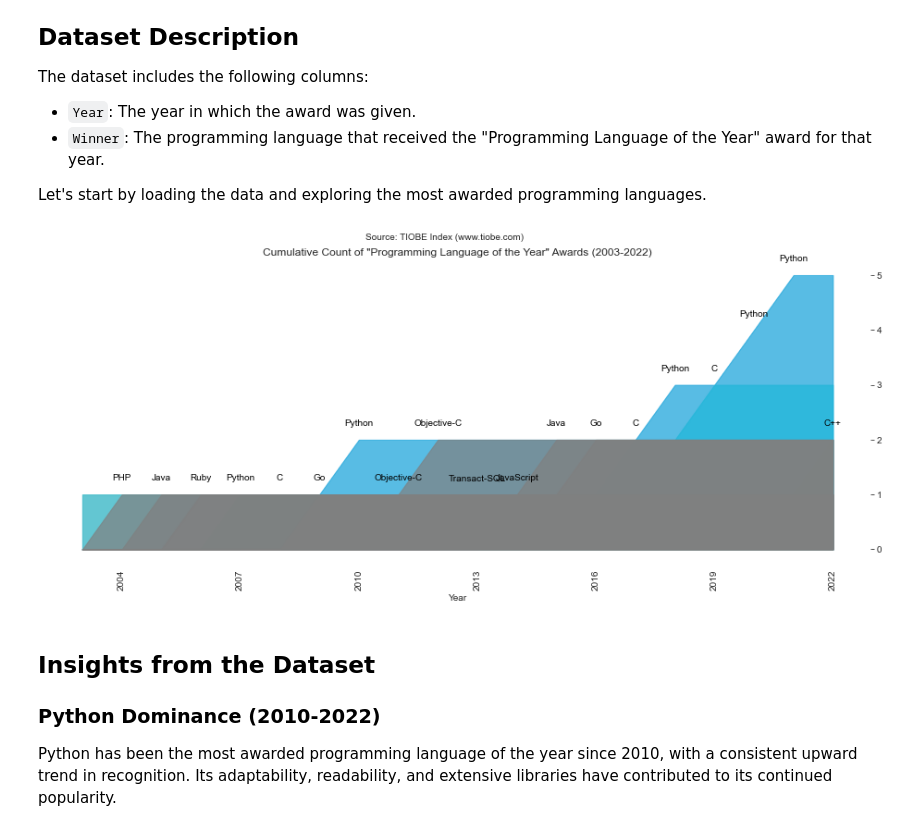
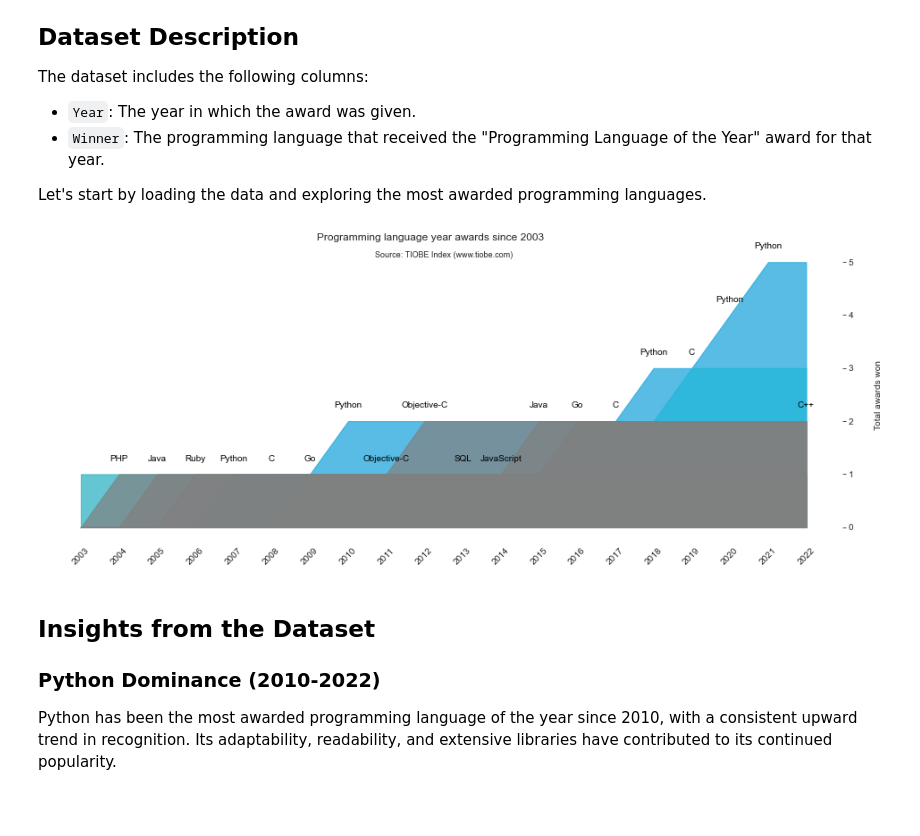
Before and after one commit to jbroeders/tiobe-index-analysis, a Jupyter notebook: yearly_awards.ipynb, the cells around one changed output. Cells and saved outputs as stored; diff of their text form; code cells hidden in the pictures.

```diff
--- a/yearly_awards.ipynb
+++ b/yearly_awards.ipynb
@@ -41,40 +41,41 @@ for language in top_3_languages:
 
 # Create a stacked area plot for "Other" languages individually (in grey)
 other_languages = [language for language in cumulative_counts.columns if language not in top_3_languages]
 for language in other_languages:
     ax.fill_between(cumulative_counts.index, cumulative_counts[language], label=language, color='grey', alpha=0.7)
 
-ax.set_title('Cumulative Count of "Programming Language of the Year" Awards (2003-2022)')
-ax.set_xlabel('Year')
-ax.set_ylabel('')  # Remove y-label
+ax.set_title('Source: TIOBE Index (www.tiobe.com)', pad=-10, size=9)
+ax.set_xlabel('')
+ax.set_ylabel('Total awards won')  # Remove y-label
 
 # Format years as integers on the x-axis and show each year
 ax.xaxis.set_major_locator(plt.MaxNLocator(integer=True))
-plt.xticks(rotation=90)
+plt.xticks(range(2003, 2023, 1), fontsize=10)
+plt.xticks(rotation=45)
 ax.yaxis.tick_right()  # Move y-axis labels to the right side
 ax.yaxis.set_label_coords(1.05, 0.5)  # Adjust the position of the y-axis label
 
 # Detect and handle label overlaps with more offset
 for year in cumulative_counts.index:
     if year in cumulative_counts.index:
         winners = [language for language in cumulative_counts.columns if year - 1 in cumulative_counts.index and cumulative_counts[language][year] > cumulative_counts[language][year - 1]]
         if winners:
             if len(winners) > 1:
                 ax.annotate(winners[0], (year, cumulative_counts[winners[0]][year]), textcoords="offset points", xytext=(0,30), ha='center', fontsize=10, color='black')
                 ax.annotate(winners[1], (year, cumulative_counts[winners[1]][year]), textcoords="offset points", xytext=(0,-30), ha='center', fontsize=10, color='black')
             else:
                 ax.annotate(winners[0], (year, cumulative_counts[winners[0]][year]), textcoords="offset points", xytext=(0,15), ha='center', fontsize=10, color='black')
 
 # Add a subtitle referring to the source
-fig.suptitle('Source: TIOBE Index (www.tiobe.com)', x=0.5, y=0.95, ha='center', fontsize=10)
-
+#fig.suptitle('Source: TIOBE Index (www.tiobe.com)', x=0.5, y=0.95, ha='center', fontsize=10)
+fig.suptitle('Programming language year awards since 2003', x=0.5, y=0.92, ha='center', fontsize=12)
 # Remove borders (spines)
 sns.despine(left=True, bottom=True, right=True, top=True)
 
 # Show the plot
 plt.show()
 # %% [output]
-[figure, old version]
+[figure, new version]
 # %% [markdown]
 ## Insights from the Dataset
 
```
Also changed, not shown: parts of 1 cell of this notebook, 1 other file.
